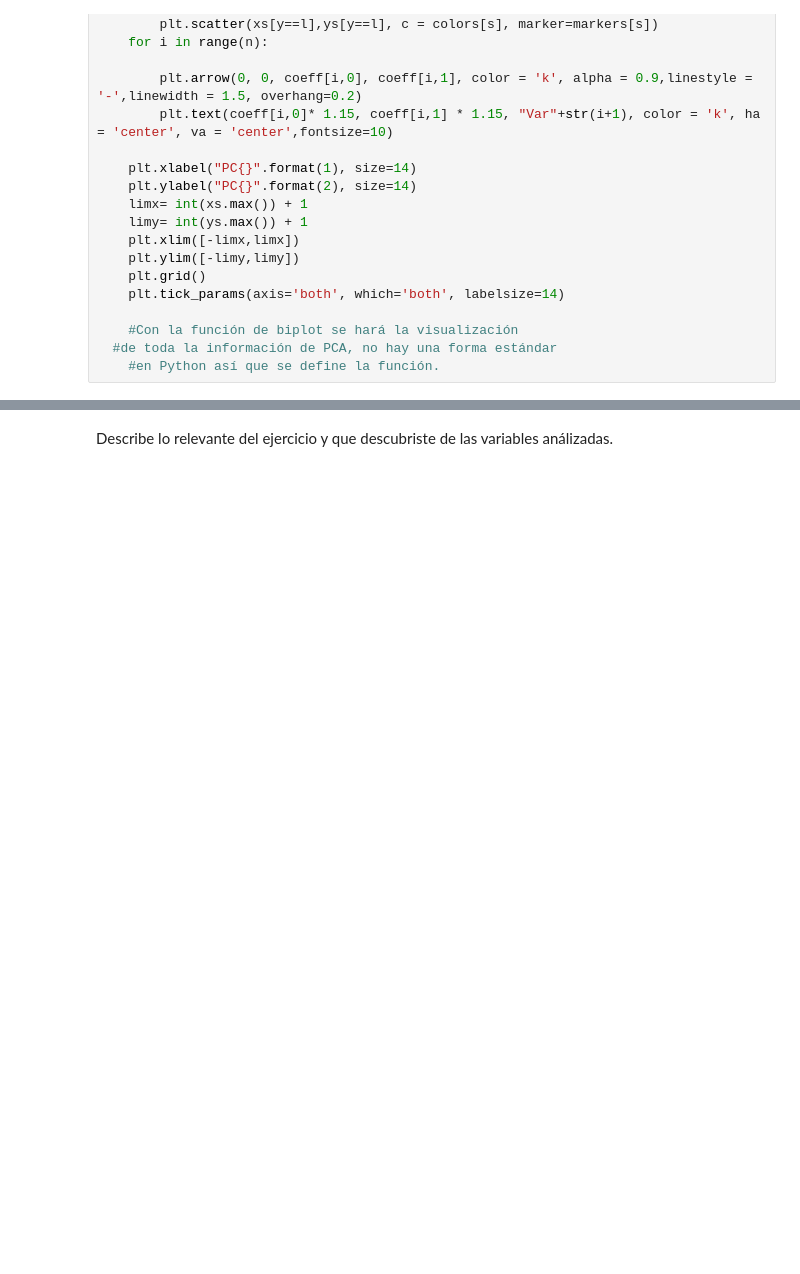
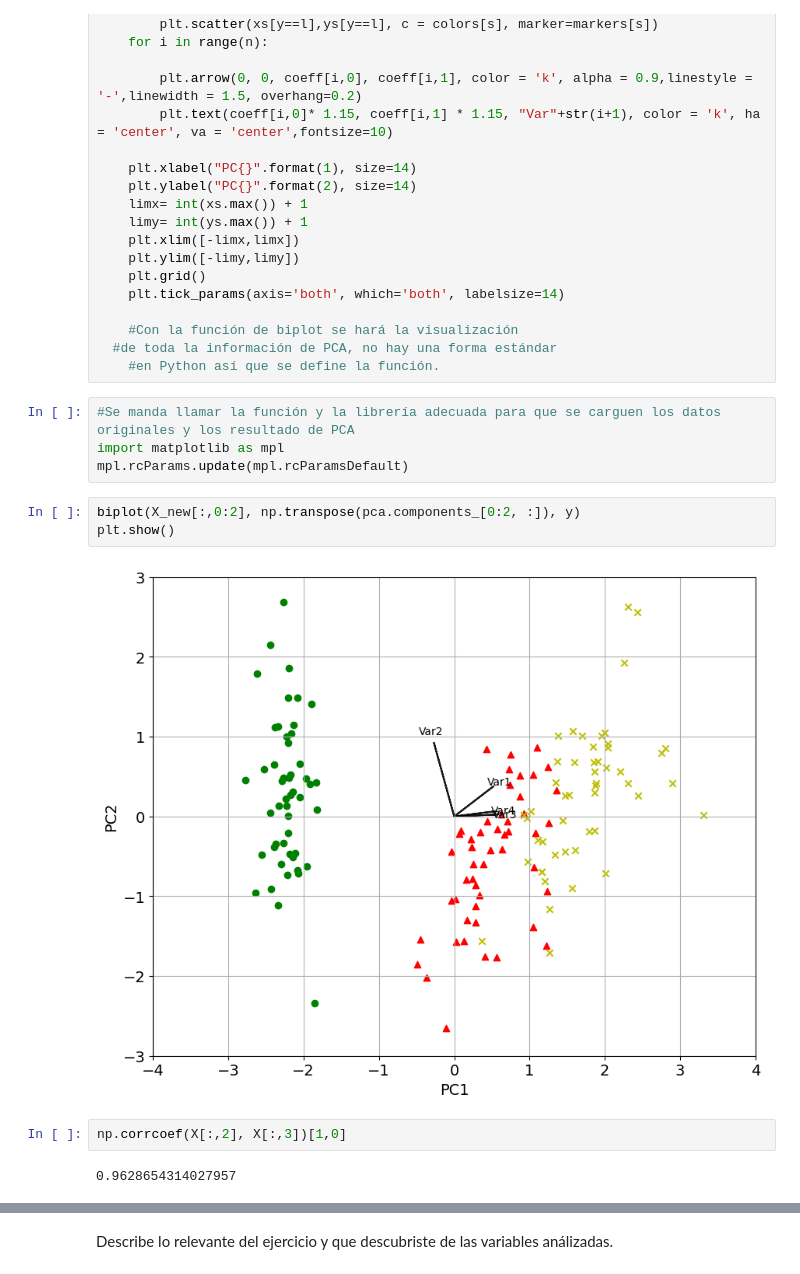
Before and after one commit to PosgradoMNA/actividades-de-aprendizaje-JulioperezA01793880, a Jupyter notebook: Actividad_semana_5_1.ipynb, the cells around one changed output, grey strips where cells are left out. Saved outputs shown, nothing was run; the diff lists cells and outputs as text; blank space fills up the shorter version.

```diff
--- a/Actividad_semana_5_1.ipynb
+++ b/Actividad_semana_5_1.ipynb
@@ -529,3 +529,16 @@ def biplot(score, coeff , y):
     #Con la función de biplot se hará la visualización
   #de toda la información de PCA, no hay una forma estándar
     #en Python así que se define la función.
+# %%
+#Se manda llamar la función y la librería adecuada para que se carguen los datos originales y los resultado de PCA
+import matplotlib as mpl
+mpl.rcParams.update(mpl.rcParamsDefault)
+# %%
+biplot(X_new[:,0:2], np.transpose(pca.components_[0:2, :]), y)
+plt.show()
+# %% [output]
+[figure, added]
+# %%
+np.corrcoef(X[:,2], X[:,3])[1,0]
+# %% [output]
+0.9628654314027957
```
Also changed, not shown: parts of 2 cells of this notebook.
